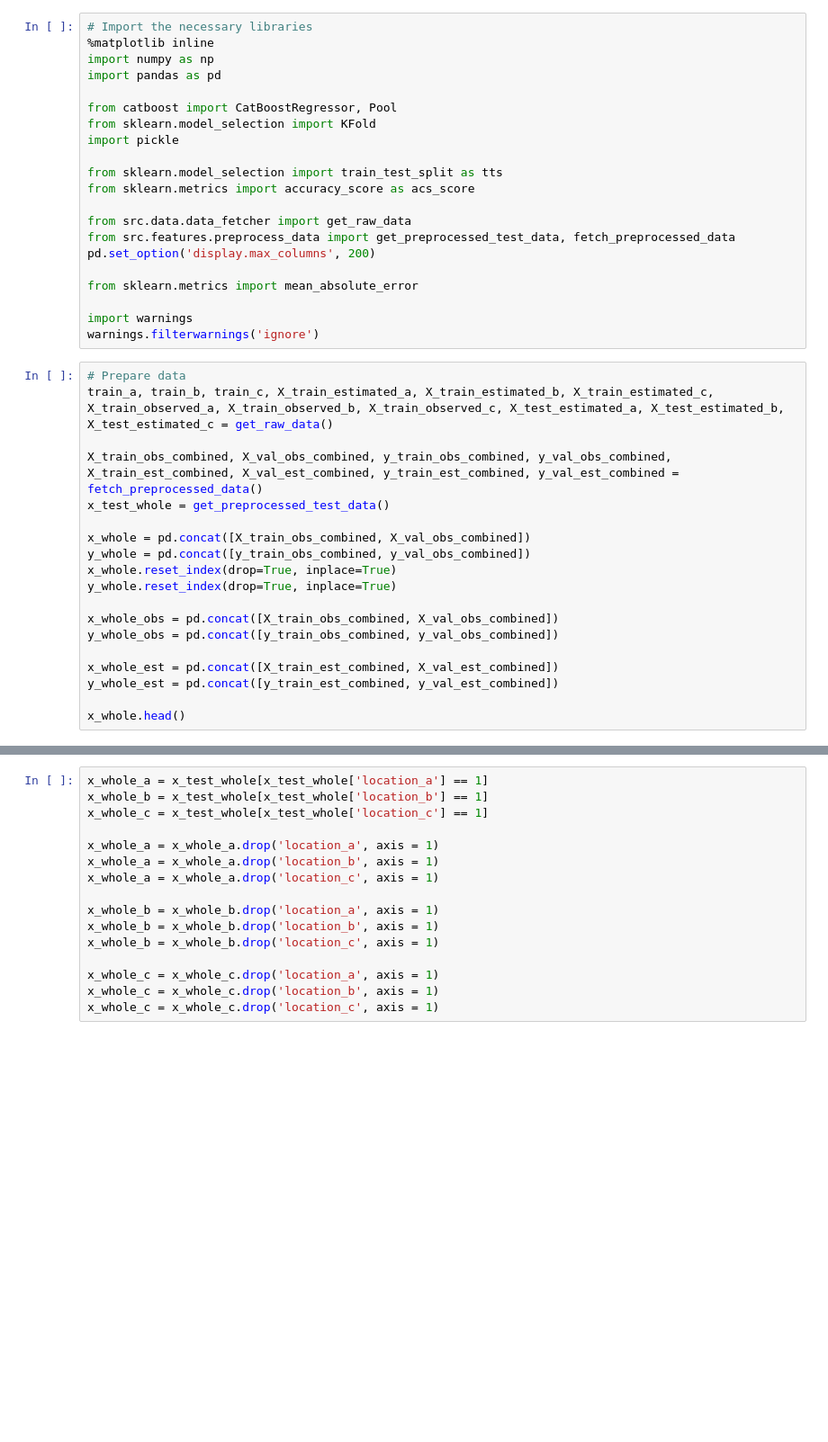
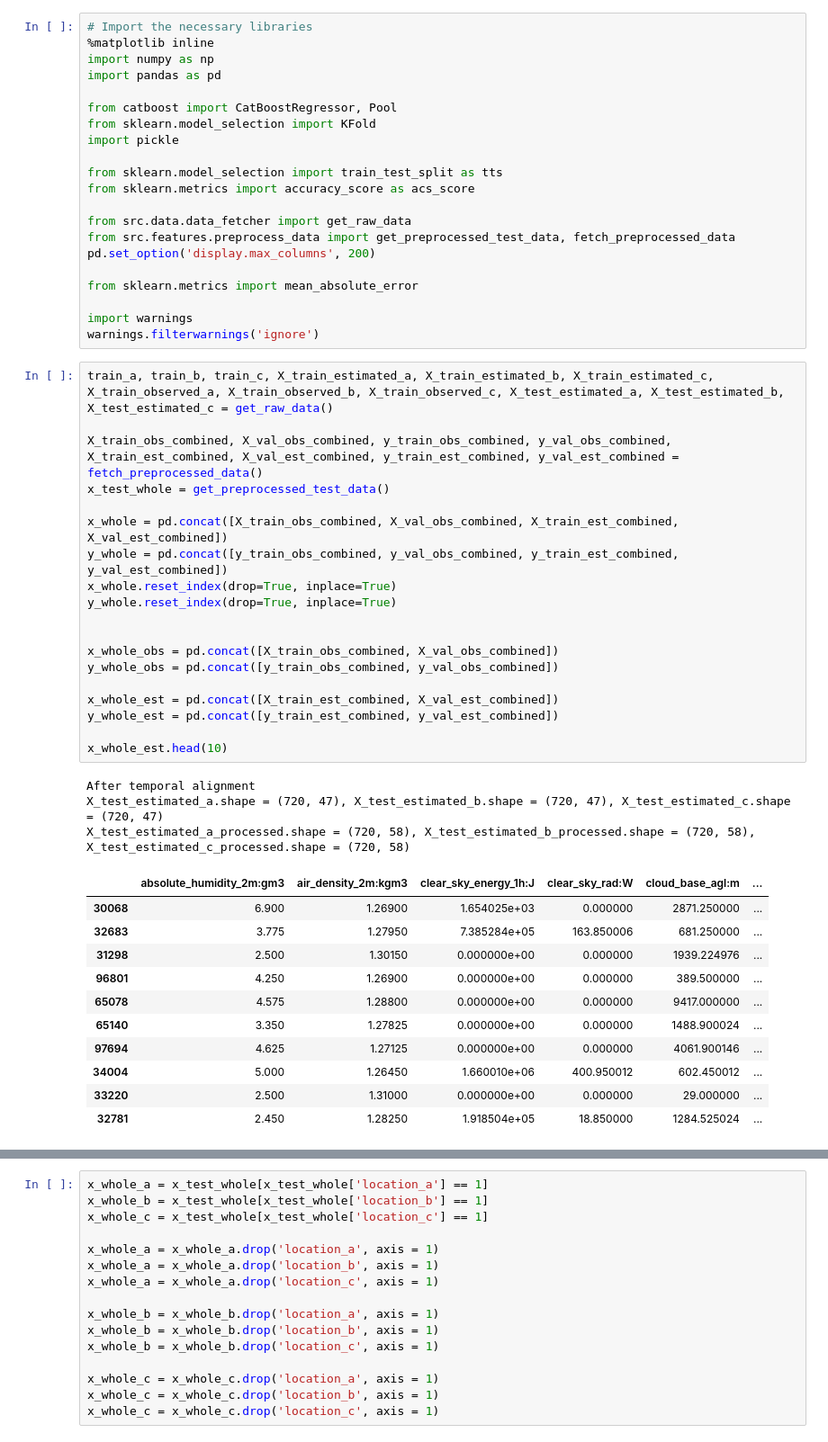
Before and after one commit to SverreNystad/power-predictor, a Jupyter notebook: catboost 3 modeller.ipynb, the cells around one changed output, grey strips where cells are left out. Shown at 90% size. Cells and saved outputs as stored; diff of their text form; blank space fills up the shorter version.

```diff
--- a/catboost 3 modeller.ipynb
+++ b/catboost 3 modeller.ipynb
@@ -20,21 +20,36 @@ from sklearn.metrics import mean_absolute_error
 import warnings
 warnings.filterwarnings('ignore')
 # %%
-# Prepare data
 train_a, train_b, train_c, X_train_estimated_a, X_train_estimated_b, X_train_estimated_c, X_train_observed_a, X_train_observed_b, X_train_observed_c, X_test_estimated_a, X_test_estimated_b, X_test_estimated_c = get_raw_data()
 
 X_train_obs_combined, X_val_obs_combined, y_train_obs_combined, y_val_obs_combined, X_train_est_combined, X_val_est_combined, y_train_est_combined, y_val_est_combined = fetch_preprocessed_data()
 x_test_whole = get_preprocessed_test_data()
 
-x_whole = pd.concat([X_train_obs_combined, X_val_obs_combined])
-y_whole = pd.concat([y_train_obs_combined, y_val_obs_combined])
+x_whole = pd.concat([X_train_obs_combined, X_val_obs_combined, X_train_est_combined, X_val_est_combined])
+y_whole = pd.concat([y_train_obs_combined, y_val_obs_combined, y_train_est_combined, y_val_est_combined])
 x_whole.reset_index(drop=True, inplace=True)
 y_whole.reset_index(drop=True, inplace=True)
+
 
 x_whole_obs = pd.concat([X_train_obs_combined, X_val_obs_combined])
 y_whole_obs = pd.concat([y_train_obs_combined, y_val_obs_combined])
 
 x_whole_est = pd.concat([X_train_est_combined, X_val_est_combined])
 y_whole_est = pd.concat([y_train_est_combined, y_val_est_combined])
 
-x_whole.head()
+x_whole_est.head(10)
+# %% [output]
+After temporal alignment
+X_test_estimated_a.shape = (720, 47), X_test_estimated_b.shape = (720, 47), X_test_estimated_c.shape = (720, 47)
+X_test_estimated_a_processed.shape = (720, 58), X_test_estimated_b_processed.shape = (720, 58), X_test_estimated_c_processed.shape = (720, 58)
+|  | absolute_humidity_2m:gm3 | air_density_2m:kgm3 | clear_sky_energy_1h:J | clear_sky_rad:W | cloud_base_agl:m | ... |
+| 30068 | 6.900 | 1.26900 | 1.654025e+03 | 0.000000 | 2871.250000 | ... |
+| 32683 | 3.775 | 1.27950 | 7.385284e+05 | 163.850006 | 681.250000 | ... |
+| 31298 | 2.500 | 1.30150 | 0.000000e+00 | 0.000000 | 1939.224976 | ... |
+| 96801 | 4.250 | 1.26900 | 0.000000e+00 | 0.000000 | 389.500000 | ... |
+| 65078 | 4.575 | 1.28800 | 0.000000e+00 | 0.000000 | 9417.000000 | ... |
+| 65140 | 3.350 | 1.27825 | 0.000000e+00 | 0.000000 | 1488.900024 | ... |
+| 97694 | 4.625 | 1.27125 | 0.000000e+00 | 0.000000 | 4061.900146 | ... |
+| 34004 | 5.000 | 1.26450 | 1.660010e+06 | 400.950012 | 602.450012 | ... |
+| 33220 | 2.500 | 1.31000 | 0.000000e+00 | 0.000000 | 29.000000 | ... |
+| 32781 | 2.450 | 1.28250 | 1.918504e+05 | 18.850000 | 1284.525024 | ... |
```
Also changed, not shown: parts of 14 cells of this notebook, 1 other file.
